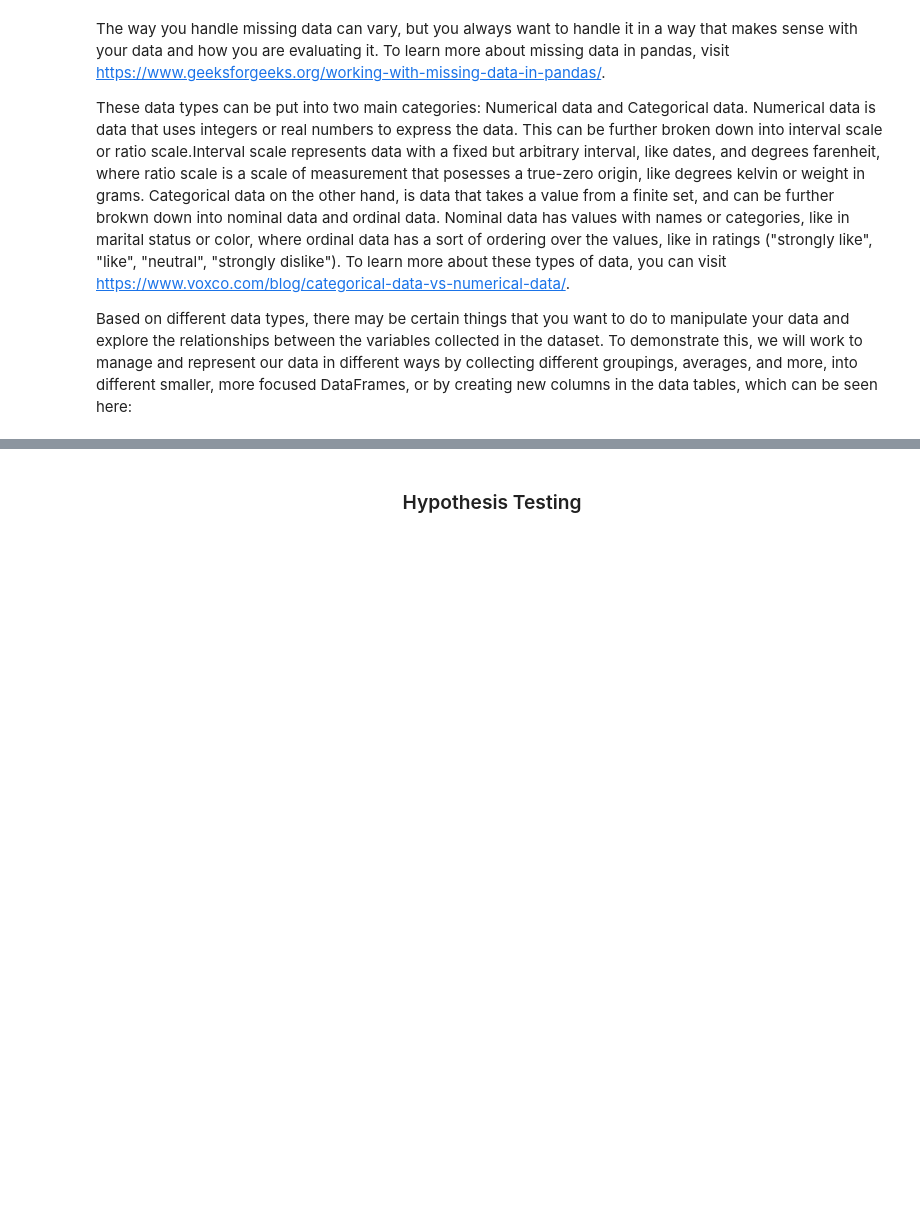
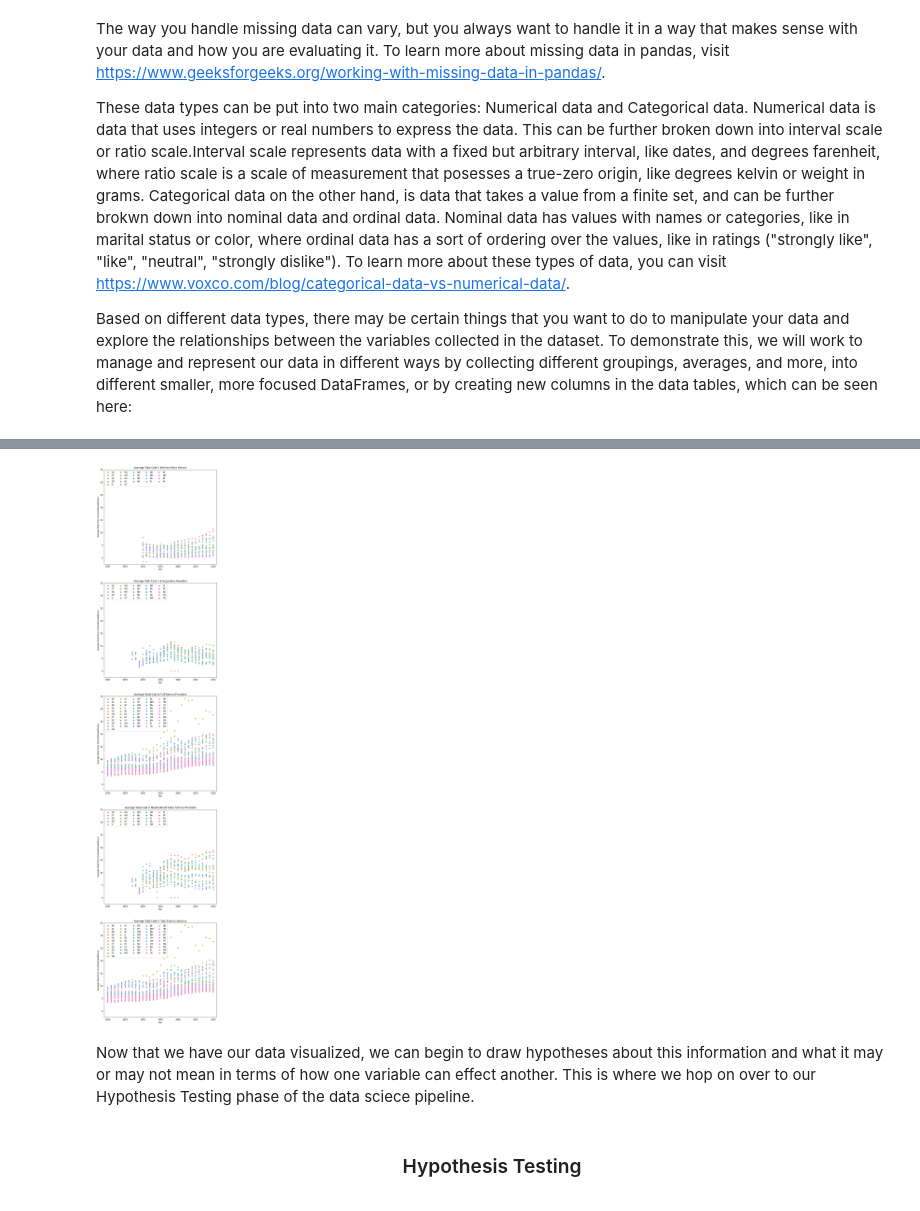
Before and after one commit to jydsmrs6/jydsmrs6.github.io, a Jupyter notebook: final.ipynb, the cells around one changed output, grey strips where cells are left out. Cells and saved outputs as stored; diff of their text form; code cells hidden in the pictures; blank space fills up the shorter version.

```diff
--- a/final.ipynb
+++ b/final.ipynb
@@ -160,3 +215,25 @@ Now that the data is grouped and formatted how we like, we can move to the next
+# %%
+fig, ax = plt.subplots(5, 1, figsize=(10, 50))
+
+i = 0
+for key, group in industry_groupings:
+    sns.scatterplot(\
+        data=group,
+        ax=ax[i],
+        x='Year',
+        y='Total',
+        hue='State')
+
+    ax[i].set(ylim = (-2.5, 35), xlim = (1989, 2021))
+    ax[i].set_title('Average Total Cost in {}'.format(key))
+    ax[i].set_ylabel('Average Total Price (Cents/Kilowatthour)')
+    ax[i].legend(loc='upper left', ncol=5)
+
+    i += 1
+# %% [output]
+[figure, added]
+# %% [markdown]
+Now that we have our data visualized, we can begin to draw hypotheses about this information and what it may or may not mean in terms of how one variable can effect another. This is where we hop on over to our Hypothesis Testing phase of the data sciece pipeline.
 # %% [markdown]
 <div align="center">
 
```
Also changed, not shown: parts of 10 cells of this notebook, 1 other file.
